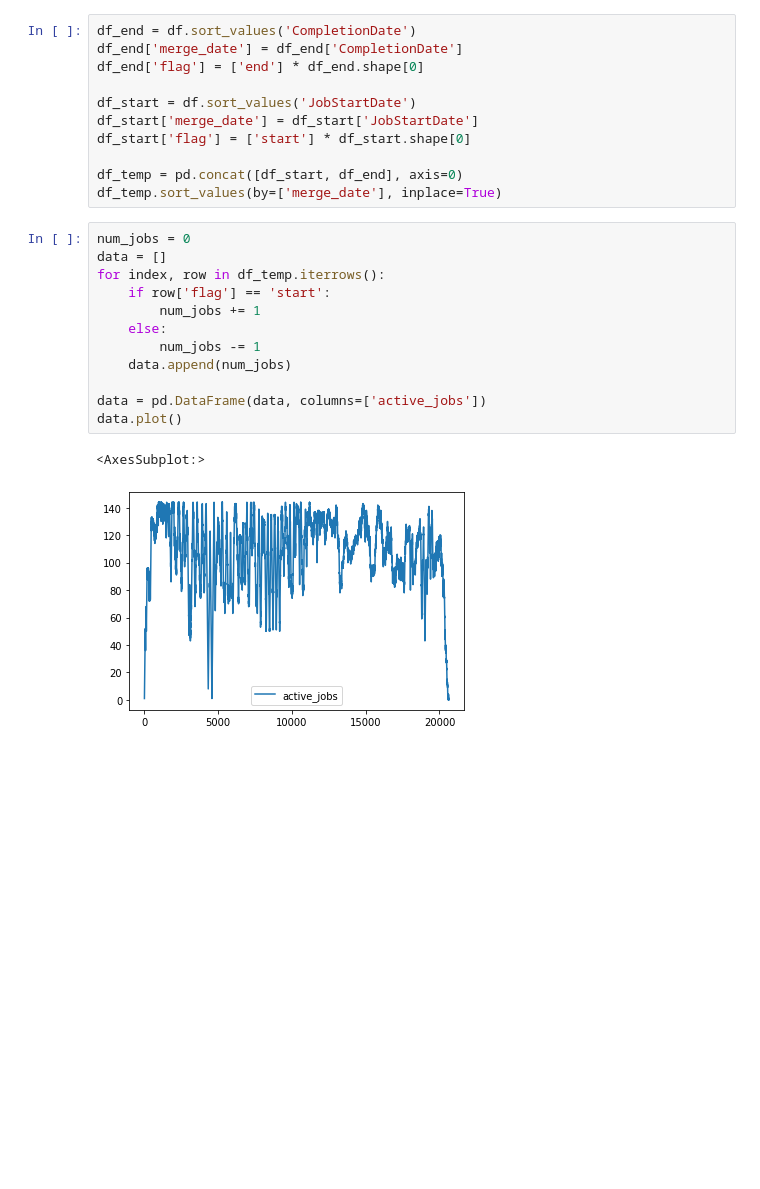
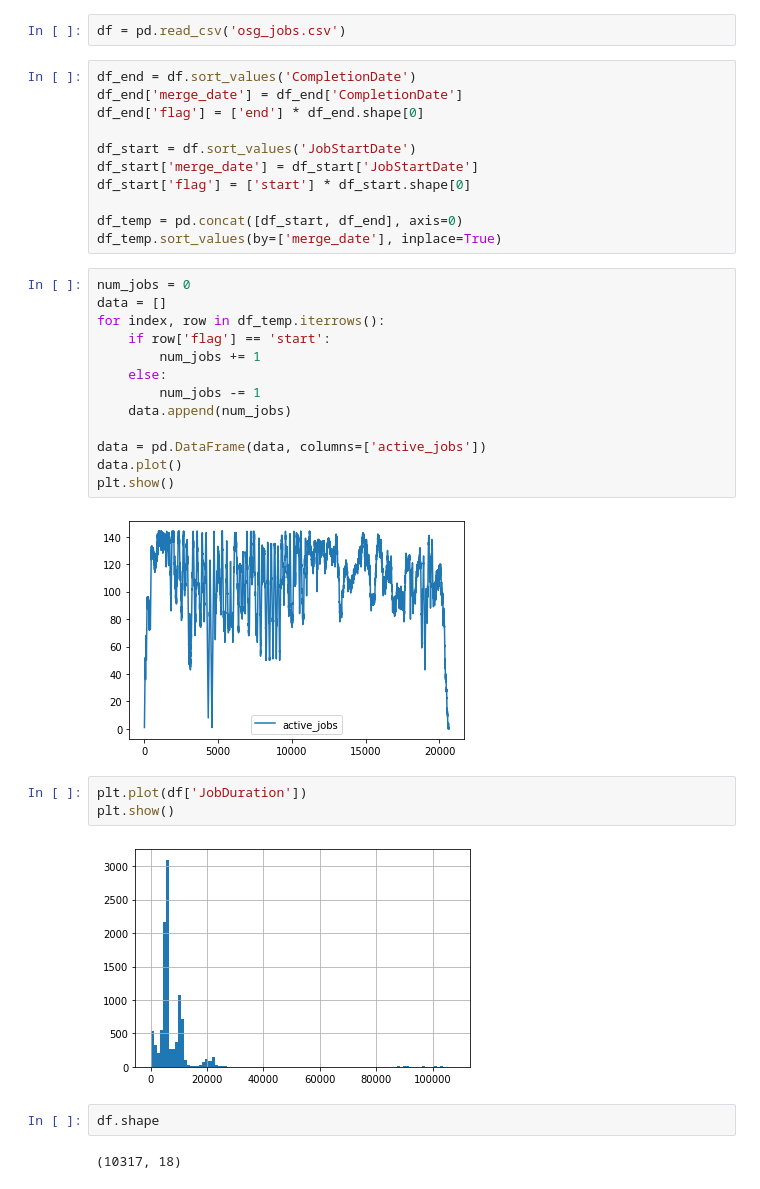
Before and after one commit to VUZhuangweiKang/CHISim, a Jupyter notebook: datasets/osg_jobs/preprocess.ipynb, the cells around one changed output. Cells and saved outputs as stored; diff of their text form; blank space fills up the shorter version.

```diff
--- a/datasets/osg_jobs/preprocess.ipynb
+++ b/datasets/osg_jobs/preprocess.ipynb
@@ -53,6 +56,8 @@ df.head(3)
 | scott.grid.uchicago.edu#2537767.0... | 0 | 0 | 0.9980153905578483 | 1624559416 | 1 | 8526265 | ... |
 | scott.grid.uchicago.edu#2537774.0... | 0 | 0 | 0.9973476109602976 | 1624559408 | 1 | 8526265 | ... |
 | scott.grid.uchicago.edu#2537781.0... | 0 | 0 | 0.997347006945318 | 1624559416 | 1 | 8526265 | ... |
+# %%
+df = pd.read_csv('osg_jobs.csv')
 # %%
 df_end = df.sort_values('CompletionDate')
 df_end['merge_date'] = df_end['CompletionDate']
@@ -76,6 +81,15 @@ for index, row in df_temp.iterrows():
 
 data = pd.DataFrame(data, columns=['active_jobs'])
 data.plot()
+plt.show()
 # %% [output]
-<AxesSubplot:>
 [figure]
+# %%
+plt.plot(df['JobDuration'])
+plt.show()
+# %% [output]
+[figure, added]
+# %%
+df.shape
+# %% [output]
+(10317, 18)
```
Also changed, not shown: parts of 2 cells of this notebook, 8 other files.
